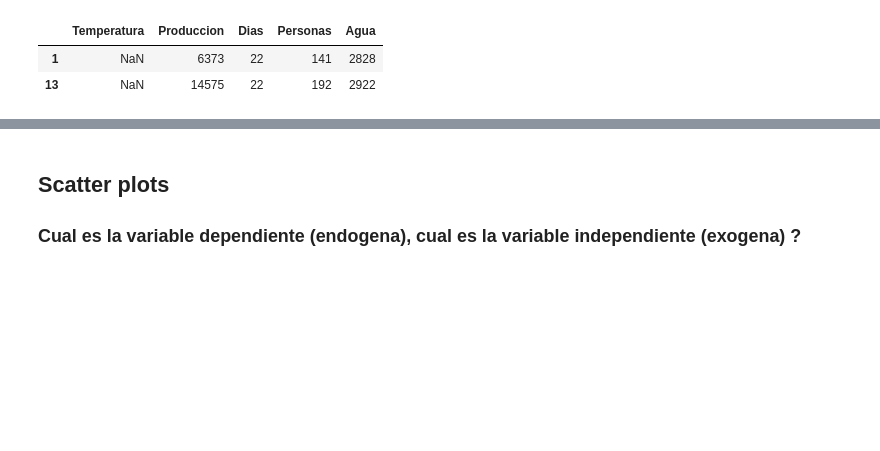
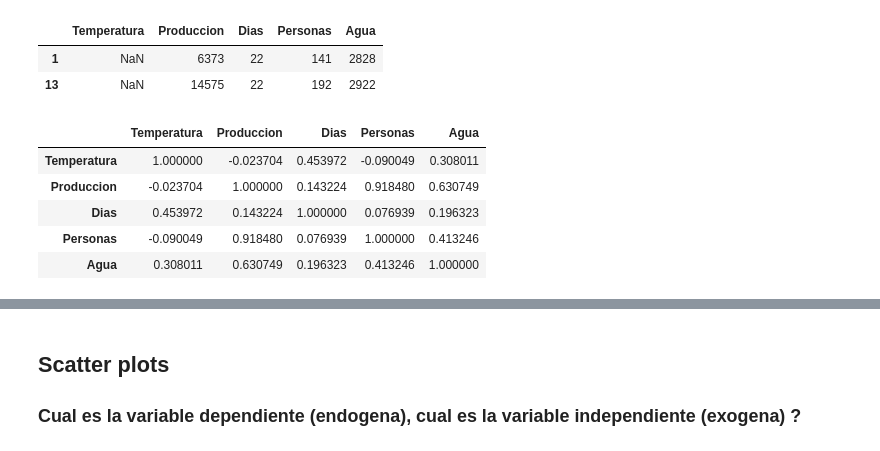
Before and after one commit to cientificas-de-datos/2019BWB, a Jupyter notebook: Regresion.ipynb, the cells around one changed output, grey strips where cells are left out. Saved outputs shown, nothing was run; the diff lists cells and outputs as text; code cells hidden in the pictures; blank space fills up the shorter version.

```diff
--- a/Regresion.ipynb
+++ b/Regresion.ipynb
@@ -134,3 +134,15 @@ dataNullDf
 |  | Temperatura | Produccion | Dias | Personas | Agua |
 | 1 | NaN | 6373 | 22 | 141 | 2828 |
 | 13 | NaN | 14575 | 22 | 192 | 2922 |
+# %%
+pearson=df.corr(method='pearson')
+spearman=df.corr(method='spearman')
+# %%
+pearson
+# %% [output]
+|  | Temperatura | Produccion | Dias | Personas | Agua |
+| Temperatura | 1.000000 | -0.023704 | 0.453972 | -0.090049 | 0.308011 |
+| Produccion | -0.023704 | 1.000000 | 0.143224 | 0.918480 | 0.630749 |
+| Dias | 0.453972 | 0.143224 | 1.000000 | 0.076939 | 0.196323 |
+| Personas | -0.090049 | 0.918480 | 0.076939 | 1.000000 | 0.413246 |
+| Agua | 0.308011 | 0.630749 | 0.196323 | 0.413246 | 1.000000 |
```
Also changed, not shown: parts of 3 cells of this notebook.
